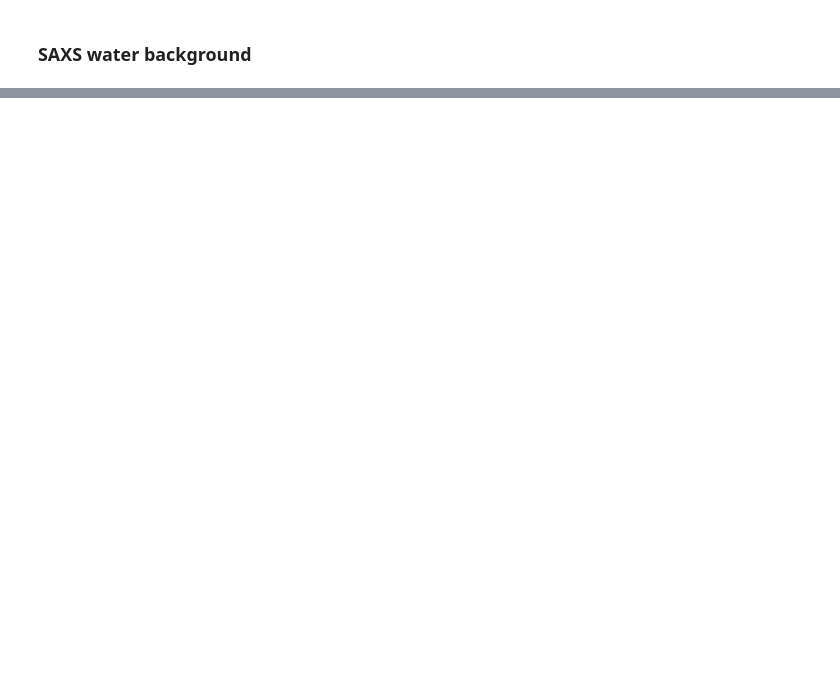
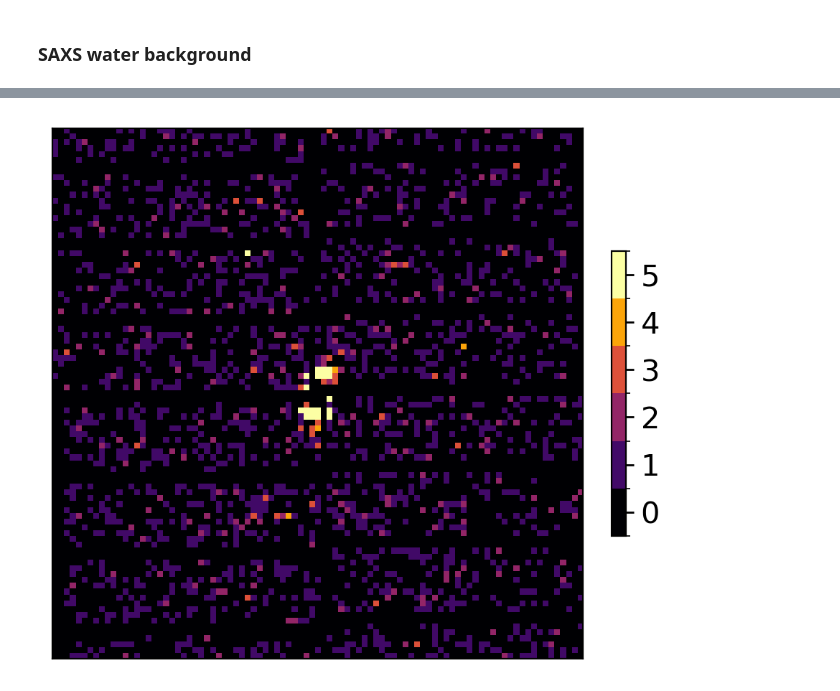
Before and after one commit to FXIhub/water_spi_simulation, a Jupyter notebook: 2D_protein_water_sim.ipynb, the cells around one changed output, grey strips where cells are left out. Saved outputs shown, nothing was run; the diff lists cells and outputs as text; code cells hidden in the pictures; blank space fills up the shorter version.

```diff
--- a/2D_protein_water_sim.ipynb
+++ b/2D_protein_water_sim.ipynb
@@ -399,0 +440,37 @@ plt.yticks([]);
+# %%
+import matplotlib.pyplot as plt
+import matplotlib.colors as mcolors
+import numpy as np
+
+# Plotting code
+plt.figure(dpi=200)
+min_v = 0
+max_v = 5
+
+# 1. Discrete colormap and BoundaryNorm for 'block' style
+num_bins = (max_v - min_v) + 1
+cm = plt.get_cmap('inferno', num_bins)
+# Boundaries define the edges: [-0.5, 0.5, ..., 5.5]
+boundaries = np.arange(min_v, max_v + 2) - 0.5
+norm = mcolors.BoundaryNorm(boundaries, cm.N)
+
+# 2. Plot image
+im_i = plt.imshow(sel_pat_ds_display, cmap=cm, norm=norm, interpolation='nearest')
+plt.xticks([])
+plt.yticks([])
+
+# 3. Create vertical colorbar
+# We don't pass boundaries to colorbar() to avoid boundary ticks
+c_bar = plt.colorbar(im_i, orientation='vertical', fraction=0.02, pad=0.04)
+
+# 4. Set ticks exactly at the integers
+# This ensures ticks are only at 0, 1, 2, 3, 4, 5
+c_bar.set_ticks(np.arange(min_v, max_v + 1))
+
+# 5. Styling: Standard labels and center-only ticks
+c_bar.ax.set_yticklabels([str(i) for i in range(min_v, max_v + 1)], fontsize=15)
+c_bar.ax.tick_params(labelsize=15, length=4, width=1, which='major')
+
+plt.savefig('color_bar.png',transparent=False, bbox_inches='tight');
+# %% [output]
+[figure, added]
```
Also changed, not shown: parts of 7 cells of this notebook, 11 other files.
